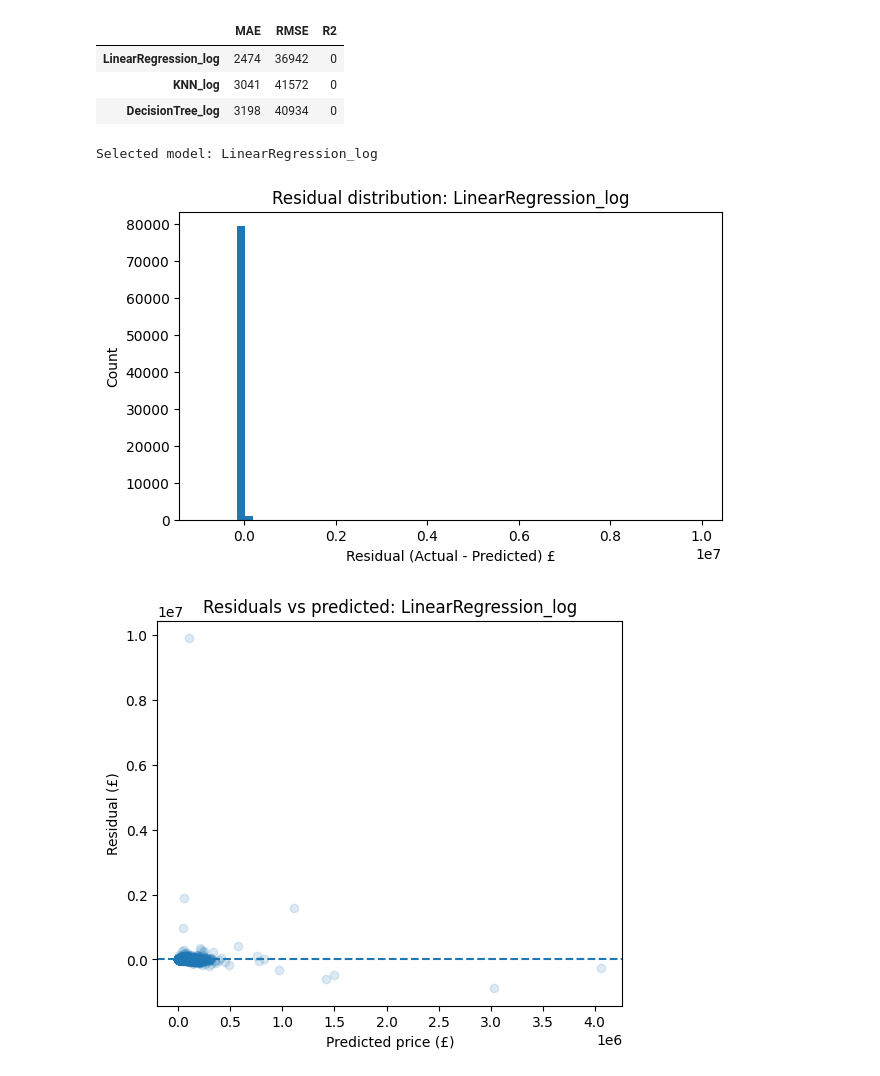
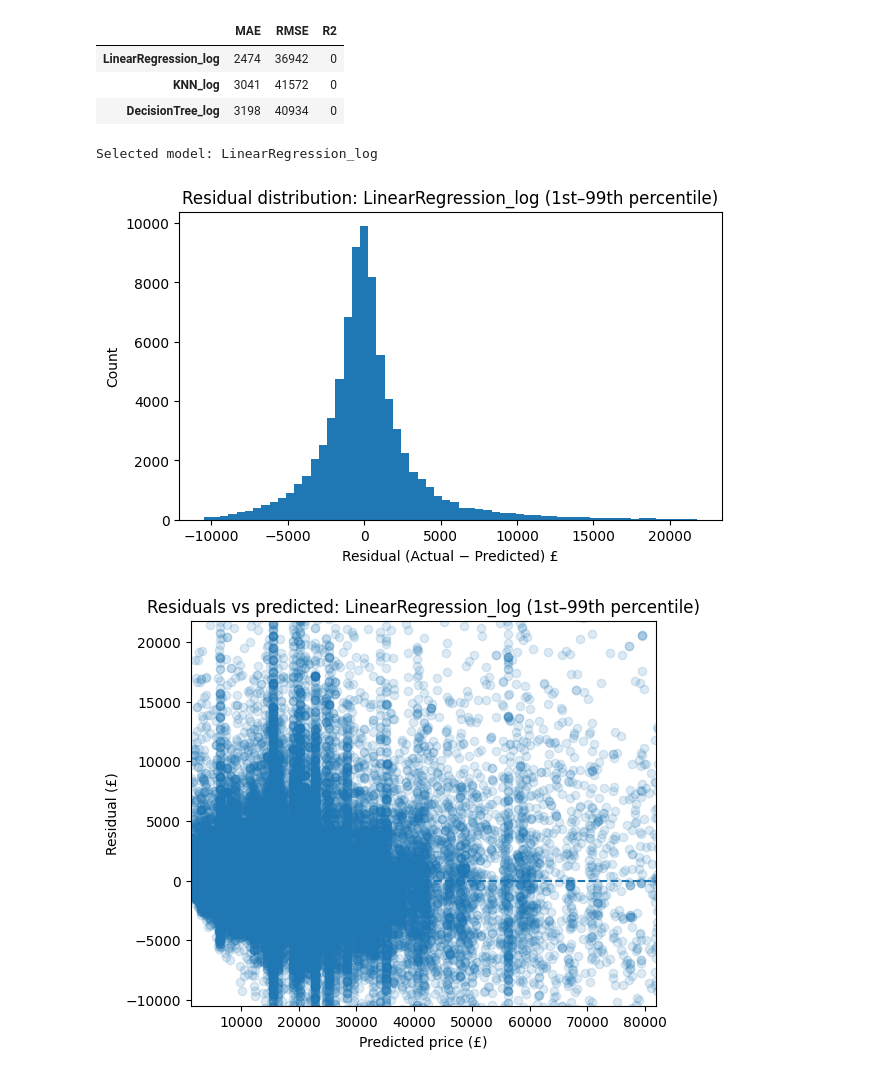
Before and after one commit to akrima-git/MLC, a Jupyter notebook: Autotrader_Price_Prediction.ipynb, the cells around one changed output. Saved outputs shown, nothing was run; the diff lists cells and outputs as text; code cells hidden in the pictures.

```diff
--- a/Autotrader_Price_Prediction.ipynb
+++ b/Autotrader_Price_Prediction.ipynb
@@ -33,7 +34,7 @@ from sklearn.inspection import permutation_importance
 # so randomness can be reproduced
 RANDOM_STATE = 42
 np.random.seed(RANDOM_STATE)
-processes = 20 # arbitrary value based on specs (20 per 16GB of RAM) Change to 50 on Lab PCs
+processes = 5 # arbitrary value based on specs - change to 30 on Lab PCs
 # %%
 adverts = pd.read_csv("adverts.csv")
 # %%
@@ -763,35 +780,46 @@ results
 # %%
 # Pick the best model by MAE on the test set
 best_name = results.index[0]
 print("Selected model:", best_name)
 
-if best_name == "LinearRegression_log":
+if best_name == "Linear_Regression_log":
     best_model = linreg_log
     y_pred_best = y_pred_lin
 elif best_name == "KNN_log":
     best_model = best_knn
     y_pred_best = y_pred_knn2
 else:
     best_model = best_tree
     y_pred_best = y_pred_tree2
 
+# Residuals
 residuals = y_true_price - y_pred_best
 
+# 1st and 99th percentiles
+res_low, res_high = np.quantile(residuals, [lower_bound, upper_bound])
+pred_low, pred_high = np.quantile(y_pred_best, [lower_bound, upper_bound])
+
+# ---- Residual histogram ----
 plt.figure(figsize=(7,4))
-plt.hist(residuals, bins=60)
-plt.xlabel("Residual (Actual - Predicted) £")
+plt.hist(residuals, bins=60, range=(res_low, res_high))
+plt.xlabel("Residual (Actual − Predicted) £")
 plt.ylabel("Count")
-plt.title(f"Residual distribution: {best_name}")
+plt.title(f"Residual distribution: {best_name} (1st–99th percentile)")
 plt.show()
+
+# ---- Residuals vs predicted ----
+# Percentile bounds for predicted values (x-axis)
 
 plt.figure(figsize=(6,5))
 plt.scatter(y_pred_best, residuals, alpha=0.15)
 plt.axhline(0, linestyle="--")
+plt.ylim(res_low, res_high)
+plt.xlim(pred_low, pred_high)
 plt.xlabel("Predicted price (£)")
 plt.ylabel("Residual (£)")
-plt.title(f"Residuals vs predicted: {best_name}")
+plt.title(f"Residuals vs predicted: {best_name} (1st–99th percentile)")
 plt.show()
 # %% [output]
 Selected model: LinearRegression_log
-[figure, old version]
+[figure, new version]
-[figure, old version]
+[figure, new version]
```
Also changed, not shown: parts of 5 cells of this notebook, 3 other files.
